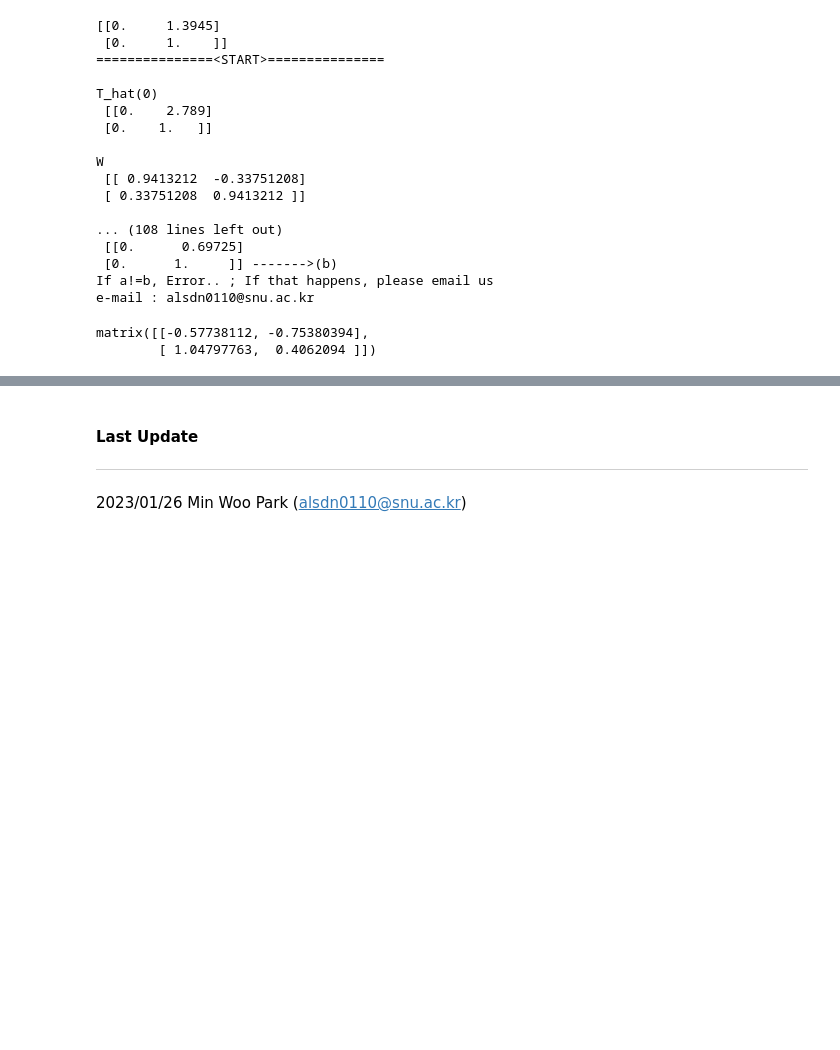
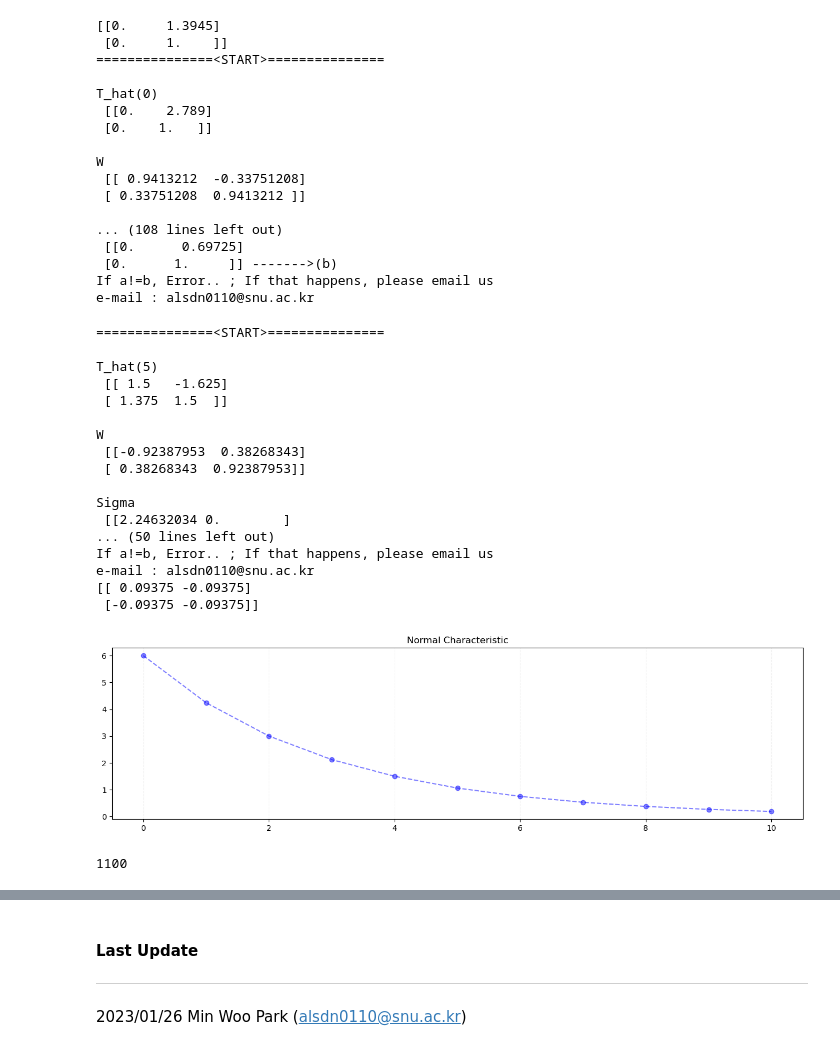
Before and after one commit to MinwooPark96/Computation-Mean-Transform-Convergence, a Jupyter notebook: paper_example.ipynb, the cells around one changed output, grey strips where cells are left out. Drawn from its saved outputs; the diff is of its cells as text; code cells hidden in the pictures; blank space fills up the shorter version.

```diff
--- a/paper_example.ipynb
+++ b/paper_example.ipynb
@@ -331,6 +331,39 @@ W
  [0.      1.     ]] ------->(b)
 If a!=b, Error.. ; If that happens, please email us
 e-mail : alsdn0110@snu.ac.kr
+# %%
+T=np.matrix([1,-1,2,2]).reshape(2,2)
+Transformer=MeanTrans()
+Transformer.transform(T,10)
+
+# sqrt(R^2/4+1) ~= 1.71599
+# 1/sqrt(R*R/4+1) ~= 0.58275
+# (R/2)/sqrt(R*R/4+1) ~= 0.81264
+
+Transformer.process(6,dicimals=10)
+a=Transformer[10]
+Transformer.normal_calculator()
+Transformer.normal_plot()
+print(a.H@a-a@a.H)
+# %% [output]
+===============<START>===============
+
+T_hat(5)
+ [[ 1.5   -1.625]
+ [ 1.375  1.5  ]]
+
+W
+ [[-0.92387953  0.38268343]
+ [ 0.38268343  0.92387953]]
+
+Sigma
+ [[2.24632034 0.        ]
+... (50 lines left out)
+If a!=b, Error.. ; If that happens, please email us
+e-mail : alsdn0110@snu.ac.kr
+[[ 0.09375 -0.09375]
+ [-0.09375 -0.09375]]
+[figure, added]
 # %%
 import time
 import random
@@ -378,7 +454,4 @@ compute_random(col=2,n=10,sample_size=100000)
-# %%
-import time
-import random
-make_random(0,2)
-# %% [output]
-matrix([[-0.57738112, -0.75380394],
-        [ 1.04797763,  0.4062094 ]])
+# %%
+len(bucket)
+# %% [output]
+1100
```
Also changed, not shown: parts of 7 cells of this notebook.
